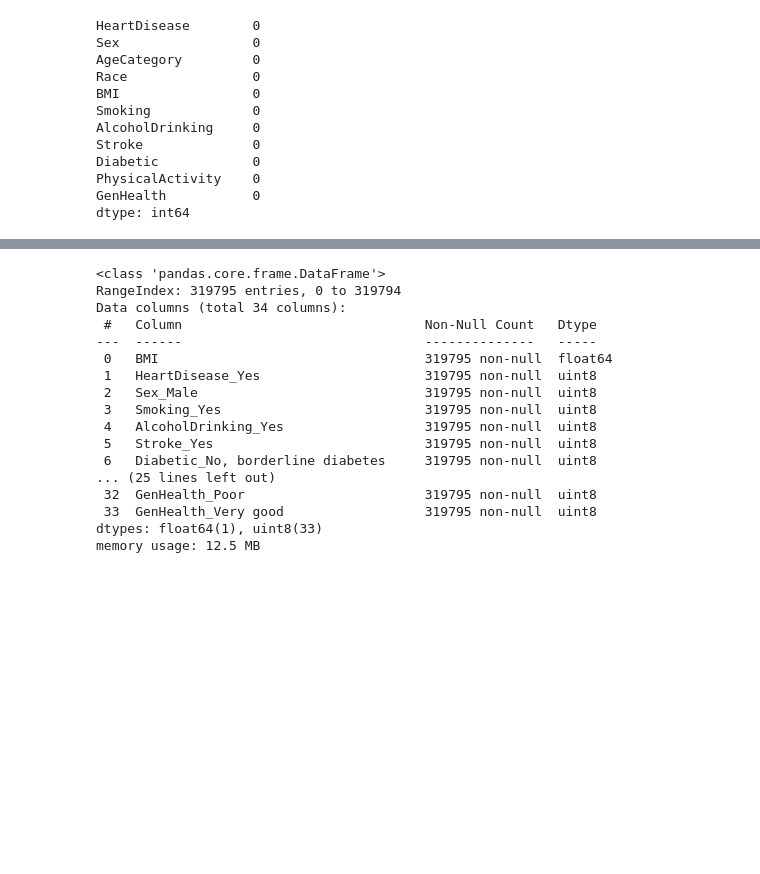
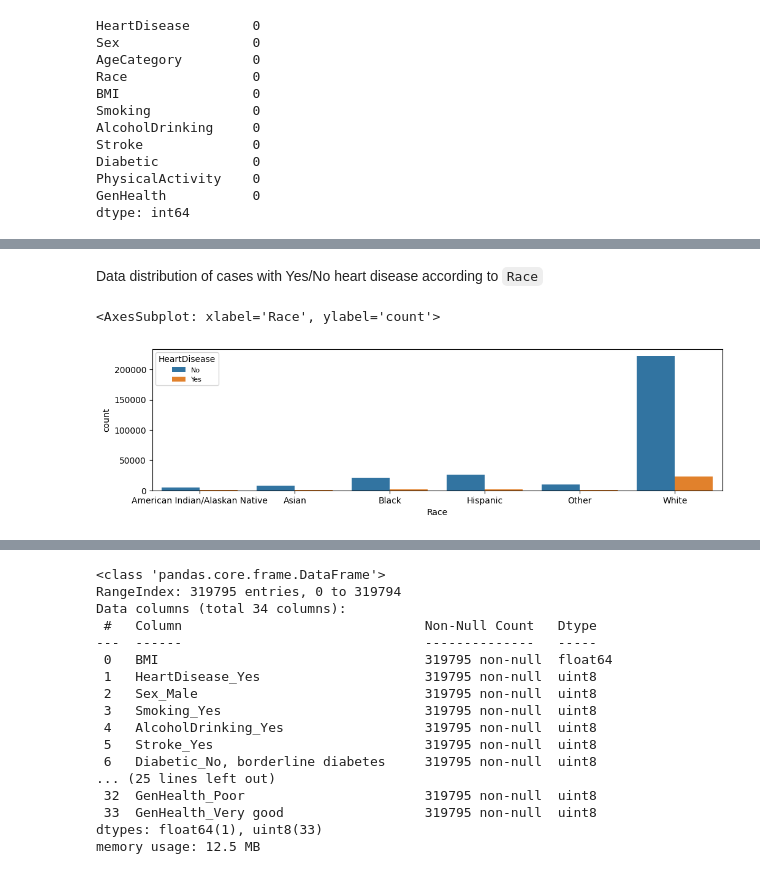
Before and after one commit to abccastro/House-Price-Prediction-using-Polynomial-Regression, a Jupyter notebook: Project/AML2203/Mid-term Project/Heart Disease Prediction.ipynb, the cells around one changed output, grey strips where cells are left out. Saved outputs shown, nothing was run; the diff lists cells and outputs as text; code cells hidden in the pictures; blank space fills up the shorter version.

```diff
--- a/Project/AML2203/Mid-term Project/Heart Disease Prediction.ipynb
+++ b/Project/AML2203/Mid-term Project/Heart Disease Prediction.ipynb
@@ -101,0 +123,8 @@ There is an imbalance between two classes, indicating that the distribution of d
+# %% [markdown]
+Data distribution of cases with Yes/No heart disease according to `Race`
+# %%
+plt.figure(figsize = (12,3))
+sb.countplot(x= heart_disease_df_filtered['Race'].sort_values(ascending=True), hue = 'HeartDisease', data = heart_disease_df_filtered)
+# %% [output]
+<AxesSubplot: xlabel='Race', ylabel='count'>
+[figure, added]
```
Also changed, not shown: parts of 93 cells of this notebook.
